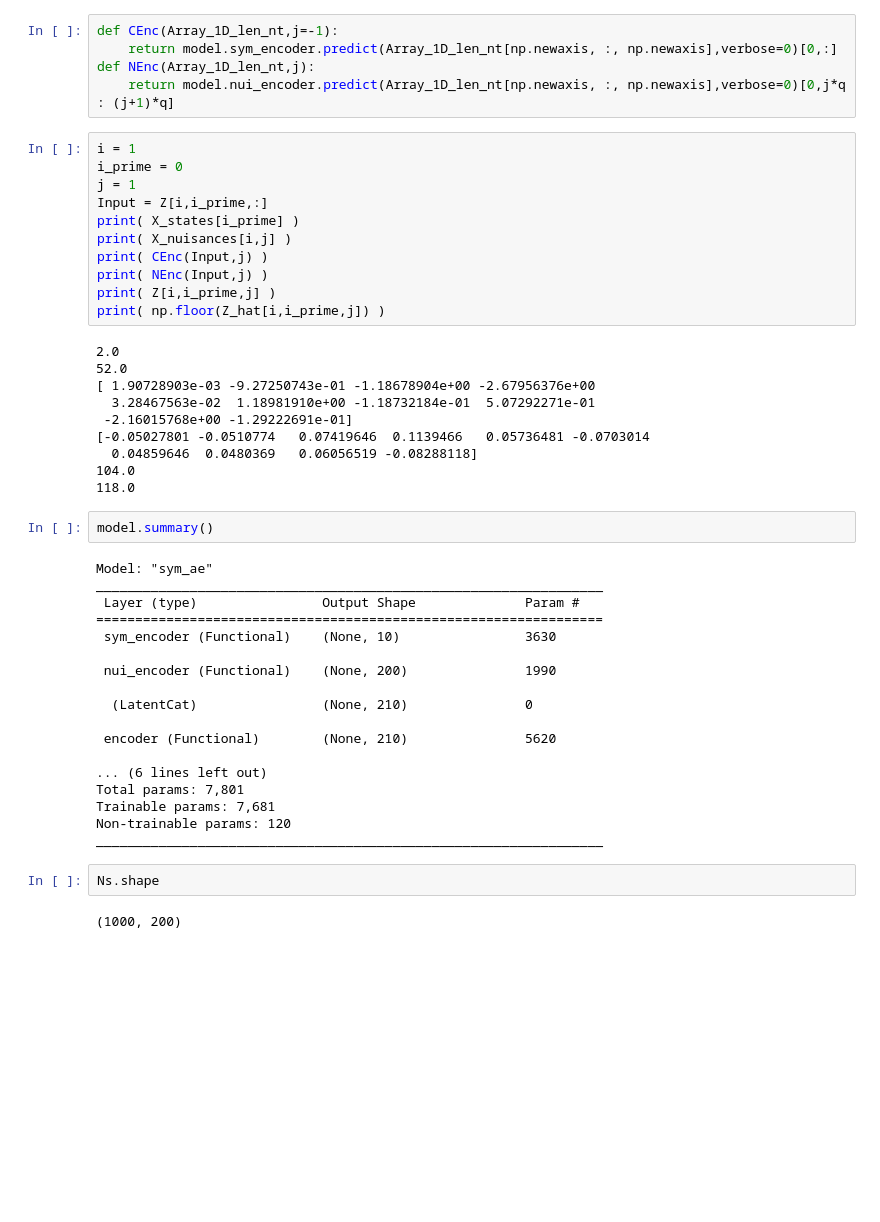
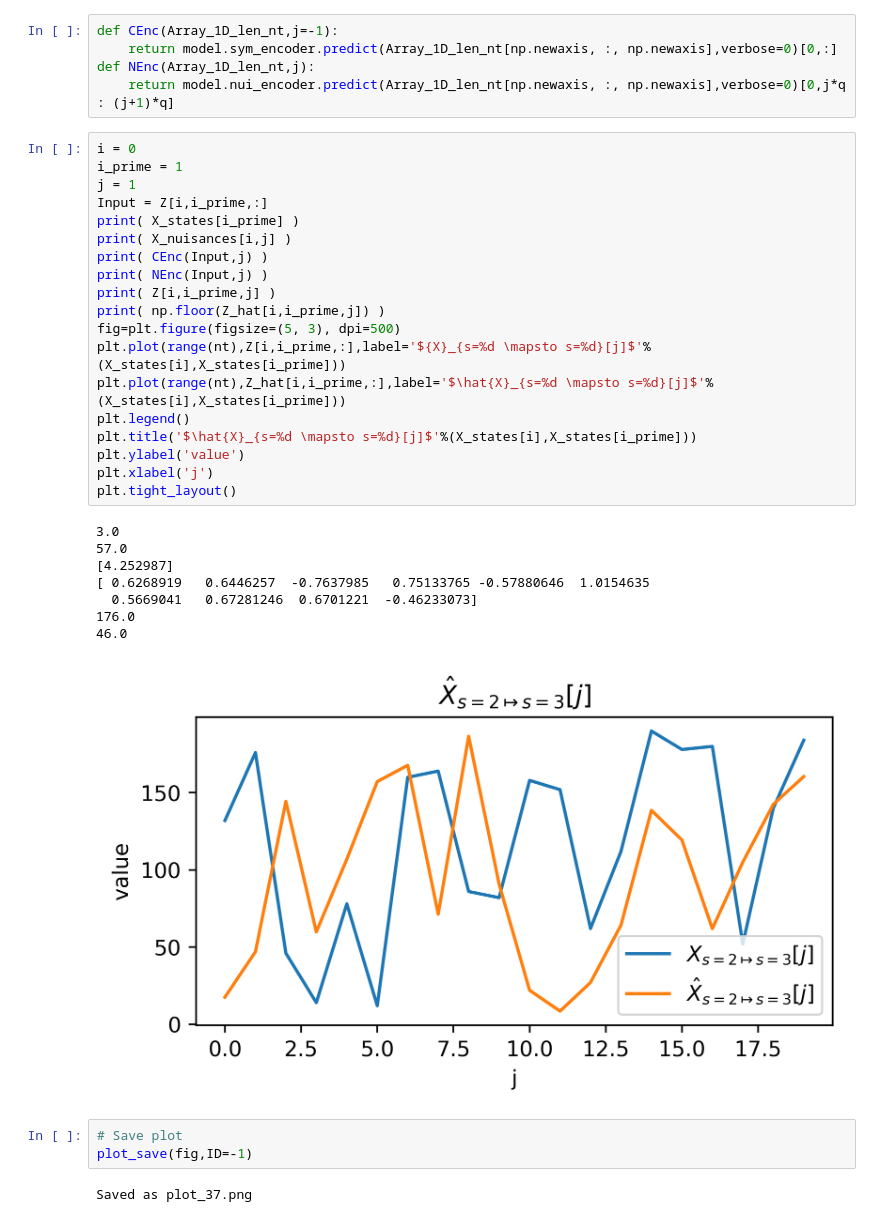
Before and after one commit to Sr-11/SymAE, a Jupyter notebook: rank1/main.ipynb, the cells around one changed output. Cells and saved outputs as stored; diff of their text form; blank space fills up the shorter version.

```diff
--- a/rank1/main.ipynb
+++ b/rank1/main.ipynb
@@ -123,47 +130,35 @@ def CEnc(Array_1D_len_nt,j=-1):
 def NEnc(Array_1D_len_nt,j):
     return model.nui_encoder.predict(Array_1D_len_nt[np.newaxis, :, np.newaxis],verbose=0)[0,j*q : (j+1)*q]
 # %%
-i = 1
-i_prime = 0
+i = 0
+i_prime = 1
 j = 1
 Input = Z[i,i_prime,:]
 print( X_states[i_prime] )
 print( X_nuisances[i,j] )
 print( CEnc(Input,j) )
 print( NEnc(Input,j) )
 print( Z[i,i_prime,j] )
 print( np.floor(Z_hat[i,i_prime,j]) )
+fig=plt.figure(figsize=(5, 3), dpi=500)
+plt.plot(range(nt),Z[i,i_prime,:],label='${X}_{s=%d \mapsto s=%d}[j]$'%(X_states[i],X_states[i_prime]))
+plt.plot(range(nt),Z_hat[i,i_prime,:],label='$\hat{X}_{s=%d \mapsto s=%d}[j]$'%(X_states[i],X_states[i_prime]))
+plt.legend()
+plt.title('$\hat{X}_{s=%d \mapsto s=%d}[j]$'%(X_states[i],X_states[i_prime]))
+plt.ylabel('value')
+plt.xlabel('j')
+plt.tight_layout()
 # %% [output]
-2.0
-52.0
-[ 1.90728903e-03 -9.27250743e-01 -1.18678904e+00 -2.67956376e+00
-  3.28467563e-02  1.18981910e+00 -1.18732184e-01  5.07292271e-01
- -2.16015768e+00 -1.29222691e-01]
-[-0.05027801 -0.0510774   0.07419646  0.1139466   0.05736481 -0.0703014
-  0.04859646  0.0480369   0.06056519 -0.08288118]
-104.0
-118.0
+3.0
+57.0
+[4.252987]
+[ 0.6268919   0.6446257  -0.7637985   0.75133765 -0.57880646  1.0154635
+  0.5669041   0.67281246  0.6701221  -0.46233073]
+176.0
+46.0
+[figure, added]
 # %%
-model.summary()
+# Save plot
+plot_save(fig,ID=-1)
 # %% [output]
-Model: "sym_ae"
-_________________________________________________________________
- Layer (type)                Output Shape              Param #
-=================================================================
- sym_encoder (Functional)    (None, 10)                3630
-
- nui_encoder (Functional)    (None, 200)               1990
-
-  (LatentCat)                (None, 210)               0
-
- encoder (Functional)        (None, 210)               5620
-
-... (6 lines left out)
-Total params: 7,801
-Trainable params: 7,681
-Non-trainable params: 120
-_________________________________________________________________
+Saved as plot_37.png
-# %%
-Ns.shape
-# %% [output]
-(1000, 200)
```
Also changed, not shown: parts of 9 cells of this notebook, 40 other files.
